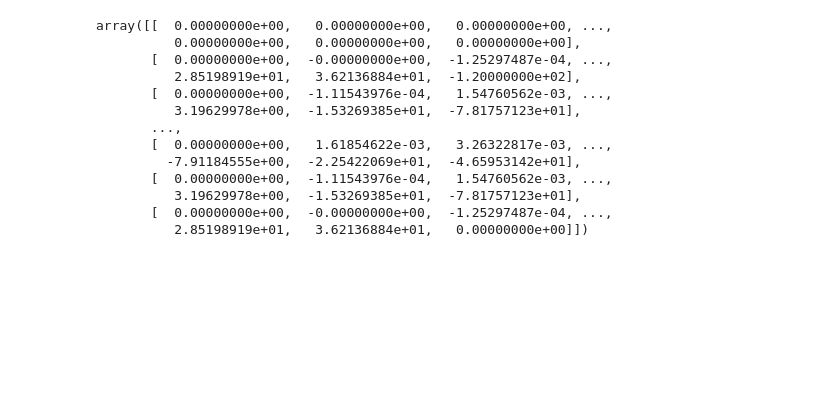
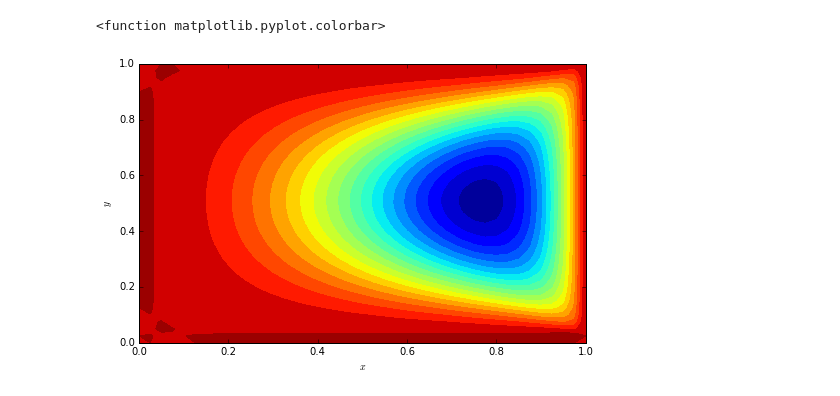
Before and after one commit to costerck/numerical-mooc, a Jupyter notebook: working/Lesson 5/Untitled.ipynb, the cells around one changed output. Cells and saved outputs as stored; diff of their text form; code cells hidden in the pictures; blank space fills up the shorter version.

```diff
--- a/working/Lesson 5/Untitled.ipynb
+++ b/working/Lesson 5/Untitled.ipynb
@@ -126,16 +136,12 @@ print(a, b)
-# %%
-w
-# %% [output]
-array([[  0.00000000e+00,   0.00000000e+00,   0.00000000e+00, ...,
-          0.00000000e+00,   0.00000000e+00,   0.00000000e+00],
-       [  0.00000000e+00,  -0.00000000e+00,  -1.25297487e-04, ...,
-          2.85198919e+01,   3.62136884e+01,  -1.20000000e+02],
-       [  0.00000000e+00,  -1.11543976e-04,   1.54760562e-03, ...,
-          3.19629978e+00,  -1.53269385e+01,  -7.81757123e+01],
-       ...,
-       [  0.00000000e+00,   1.61854622e-03,   3.26322817e-03, ...,
-         -7.91184555e+00,  -2.25422069e+01,  -4.65953142e+01],
-       [  0.00000000e+00,  -1.11543976e-04,   1.54760562e-03, ...,
-          3.19629978e+00,  -1.53269385e+01,  -7.81757123e+01],
-       [  0.00000000e+00,  -0.00000000e+00,  -1.25297487e-04, ...,
-          2.85198919e+01,   3.62136884e+01,   0.00000000e+00]])
+# %%
+x=numpy.linspace(0, l, nx)
+y=numpy.linspace(0, h, ny)
+pyplot.figure(figsize=(8,5))
+#pyplot.contourf(x,y,w,20)
+pyplot.contourf(x, y, p, 20)
+pyplot.xlabel('$x$')
+pyplot.ylabel('$y$')
+pyplot.colorbar
+# %% [output]
+<function matplotlib.pyplot.colorbar>
+[figure, added]
```
Also changed, not shown: parts of 13 cells of this notebook, 1 other file.
